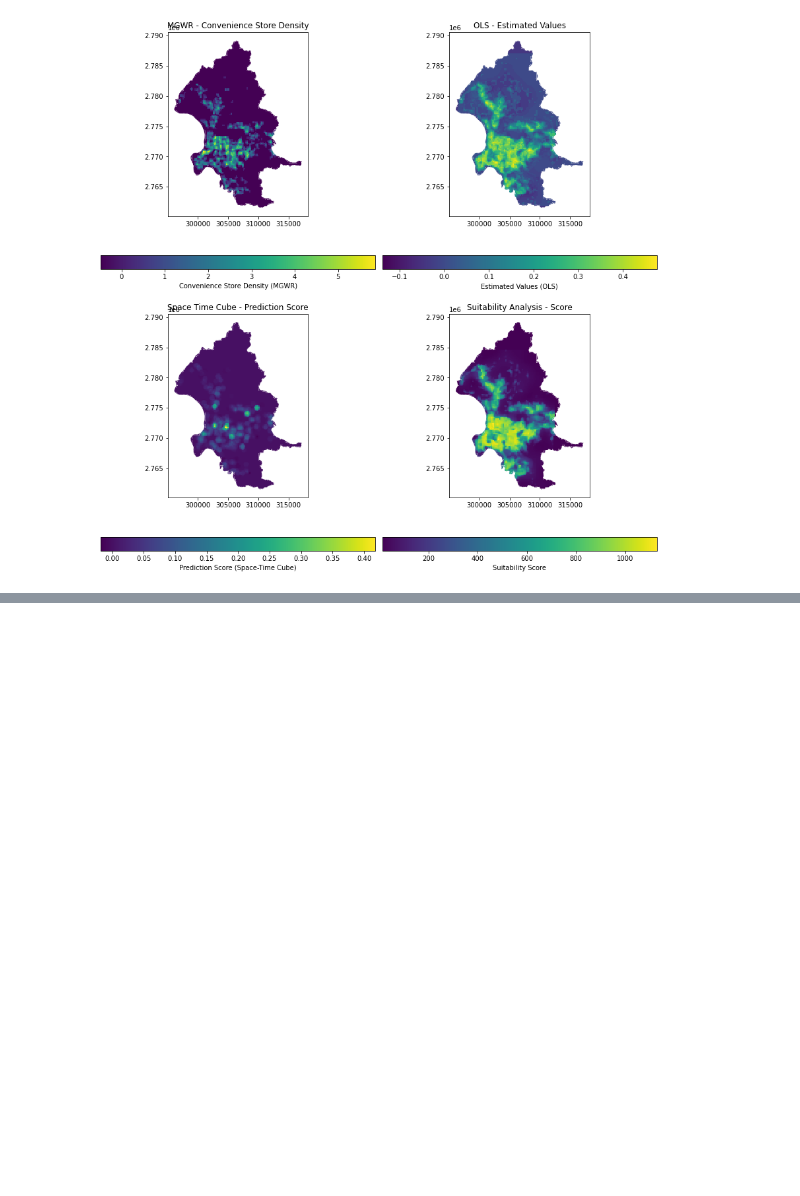
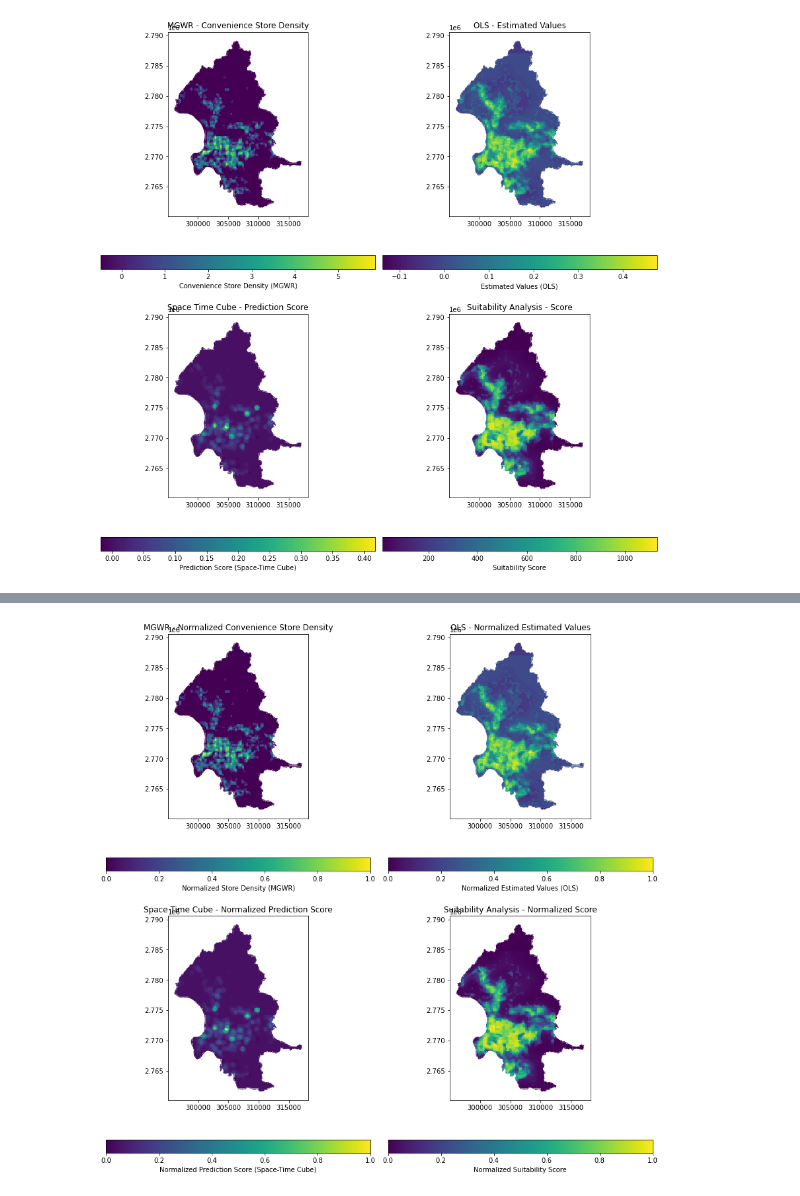
Before and after one commit to chuang091/MGWR, a Jupyter notebook: validation.ipynb, the cells around one changed output, grey strips where cells are left out. Cells and saved outputs as stored; diff of their text form; code cells hidden in the pictures; blank space fills up the shorter version.

```diff
--- a/validation.ipynb
+++ b/validation.ipynb
@@ -67,0 +100,35 @@ plt.show()
+# %%
+from sklearn.preprocessing import MinMaxScaler
+# Initialize MinMaxScaler
+scaler = MinMaxScaler()
+
+# Normalize the relevant columns using Min-Max scaling
+gdf1['S_CONVENIE_norm'] = scaler.fit_transform(gdf1[['S_CONVENIE']])
+gdf2['Estimated_norm'] = scaler.fit_transform(gdf2[['Estimated']])
+gdf3['Score_norm'] = scaler.fit_transform(gdf3[['Score']])
+gdf4['score_norm'] = scaler.fit_transform(gdf4[['score']])
+
+# Create a 2x2 subplot
+fig, axs = plt.subplots(2, 2, figsize=(12, 12))
+
+# Plot each shapefile with normalized values
+gdf1.plot(ax=axs[0, 0], column='S_CONVENIE_norm', legend=True,
+          legend_kwds={'label': "Normalized Store Density (MGWR)", 'orientation': "horizontal"})
+gdf2.plot(ax=axs[0, 1], column='Estimated_norm', legend=True,
+          legend_kwds={'label': "Normalized Estimated Values (OLS)", 'orientation': "horizontal"})
+gdf3.plot(ax=axs[1, 0], column='Score_norm', legend=True,
+          legend_kwds={'label': "Normalized Prediction Score (Space-Time Cube)", 'orientation': "horizontal"})
+gdf4.plot(ax=axs[1, 1], column='score_norm', legend=True,
+          legend_kwds={'label': "Normalized Suitability Score", 'orientation': "horizontal"})
+
+# Set titles for each subplot
+axs[0, 0].set_title('MGWR - Normalized Convenience Store Density')
+axs[0, 1].set_title('OLS - Normalized Estimated Values')
+axs[1, 0].set_title('Space Time Cube - Normalized Prediction Score')
+axs[1, 1].set_title('Suitability Analysis - Normalized Score')
+
+# Show the plots
+plt.tight_layout()
+plt.show()
+# %% [output]
+[figure, added]
```
Also changed, not shown: parts of 6 cells of this notebook.
